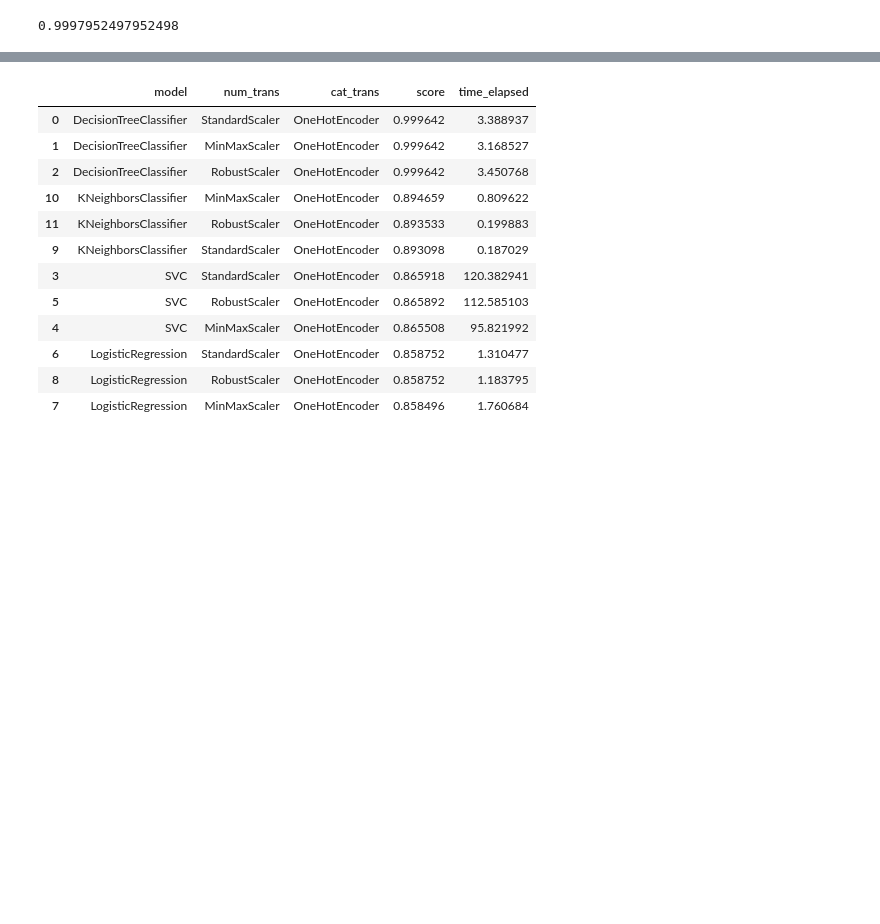
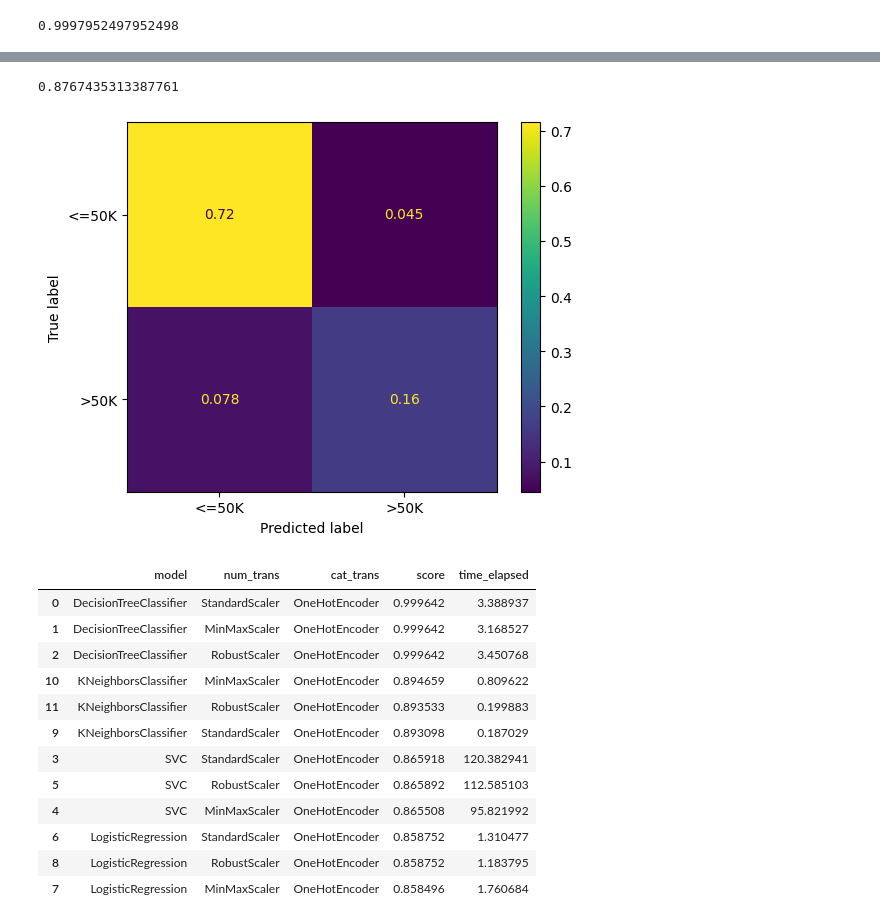
Before and after one commit to LennartRes/Abschlussarbeit, a Jupyter notebook: pipeline.ipynb, the cells around one changed output, grey strips where cells are left out. Cells and saved outputs as stored; diff of their text form; code cells hidden in the pictures; blank space fills up the shorter version.

Commit message:
mehr conf matrix

```diff
--- a/pipeline.ipynb
+++ b/pipeline.ipynb
@@ -238,3 +238,10 @@ for model in classifiers:
             models_df = models_df.append(pd.DataFrame(parameter_dict, index=[0]))
 
 models_df.reset_index(drop=True, inplace=True)
+# %%
+pipeline_KNN = Pipeline( steps=[
+    ('preprocessor', preprocessor),
+    ('classifier', KNeighborsClassifier())
+    ])
+# %%
+pipeline_KNN.fit(test_data[X], test_data[y])
@@ -241,3 +266,16 @@ models_df.reset_index(drop=True, inplace=True)
+# %%
+pipeline_KNN.score(test_data[X], test_data[y])
+# %% [output]
+0.8767435313387761
+# %%
+y_pred_KNN = pipeline_KNN.predict(test_data[X])
+# %%
+ConfusionMatrixDisplay.from_predictions(
+    test_data[y], y_pred_KNN, normalize='all'
+)
+plt.show()
+# %% [output]
+[figure, added]
 # %%
 models_df.sort_values('score', ascending=False)
 # %% [output]
```
Also changed, not shown: parts of 6 cells of this notebook.
